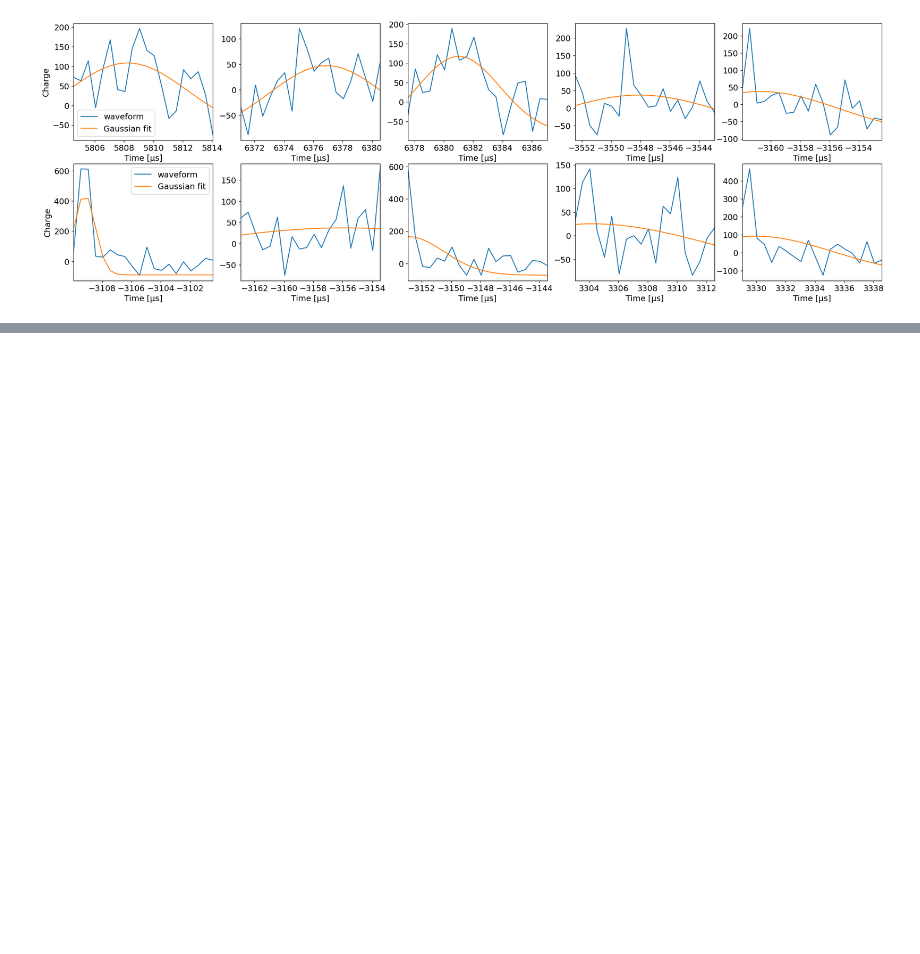
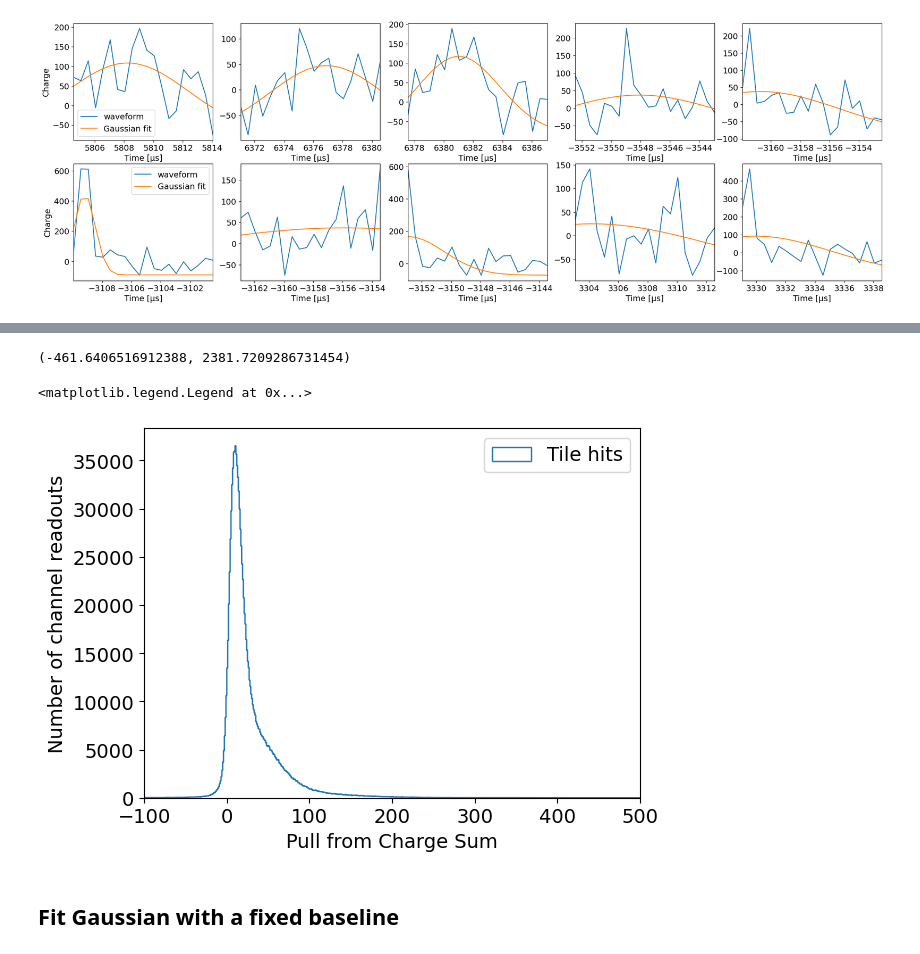
Before and after one commit to wangbtc/GAMPix4SNe, a Jupyter notebook: Validation/detsim/fitGaussian.ipynb, the cells around one changed output, grey strips where cells are left out. Cells and saved outputs as stored; diff of their text form; code cells hidden in the pictures; blank space fills up the shorter version.

```diff
--- a/Validation/detsim/fitGaussian.ipynb
+++ b/Validation/detsim/fitGaussian.ipynb
@@ -260,0 +243,27 @@ ax.legend(fontsize = fonts)
+# %%
+noise = 50
+err_sum = np.sqrt(20*noise)
+# %%
+dT['fit_offset_pull'] = (dT['fit_offset_charge']-0.5*dT['charge'])/err_sum
+dT['fit_offset_pull'].min(), dT['fit_offset_pull'].max()
+# %% [output]
+(-461.6406516912388, 2381.7209286731454)
+# %%
+fig, ax = plt.subplots()
+
+tBins = np.linspace(-100, 500, 601)
+fonts = 14
+
+ax.hist(dT['fit_offset_pull'], bins = tBins, histtype = 'step', label = 'Tile hits')
+# ax.set_yscale('log')
+ax.set_xlim([-100, 500])
+
+ax.set_xlabel('Pull from Charge Sum', fontsize = fonts)
+ax.set_ylabel('Number of channel readouts', fontsize = fonts)
+ax.tick_params(axis = "both", labelsize = fonts)
+ax.legend(fontsize = fonts)
+# %% [output]
+<matplotlib.legend.Legend at 0x...>
+[figure, added]
+# %% [markdown]
+## Fit Gaussian with a fixed baseline
```
Also changed, not shown: parts of 23 cells of this notebook, 2 other files.
